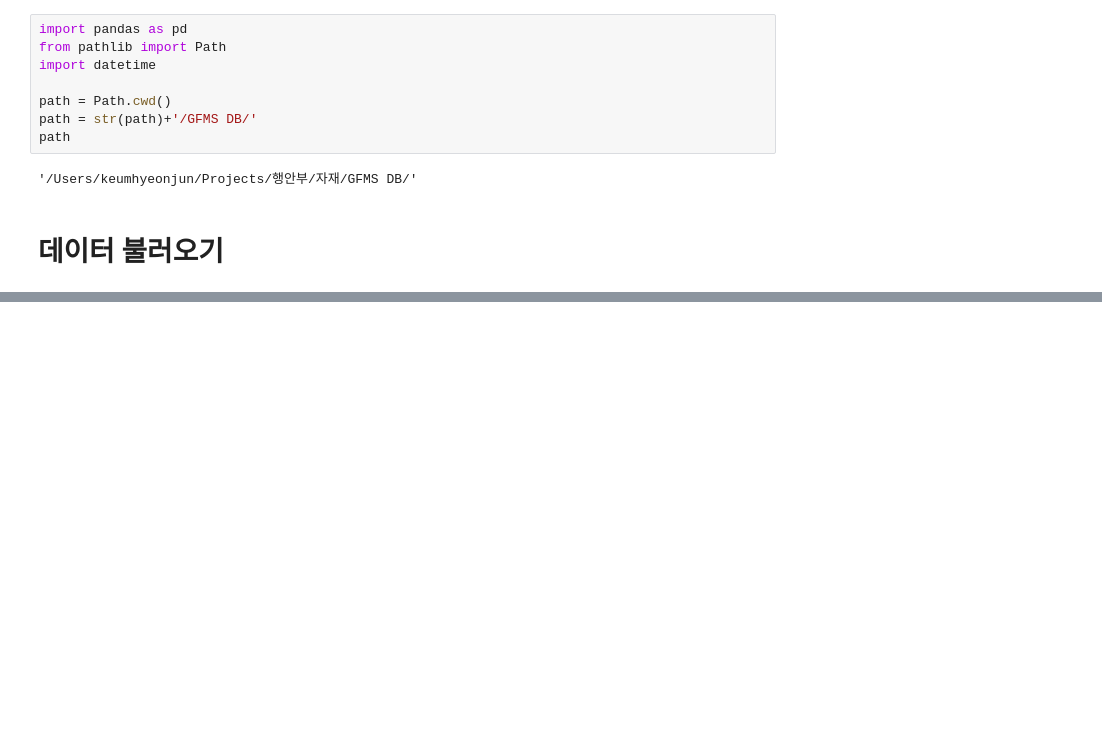
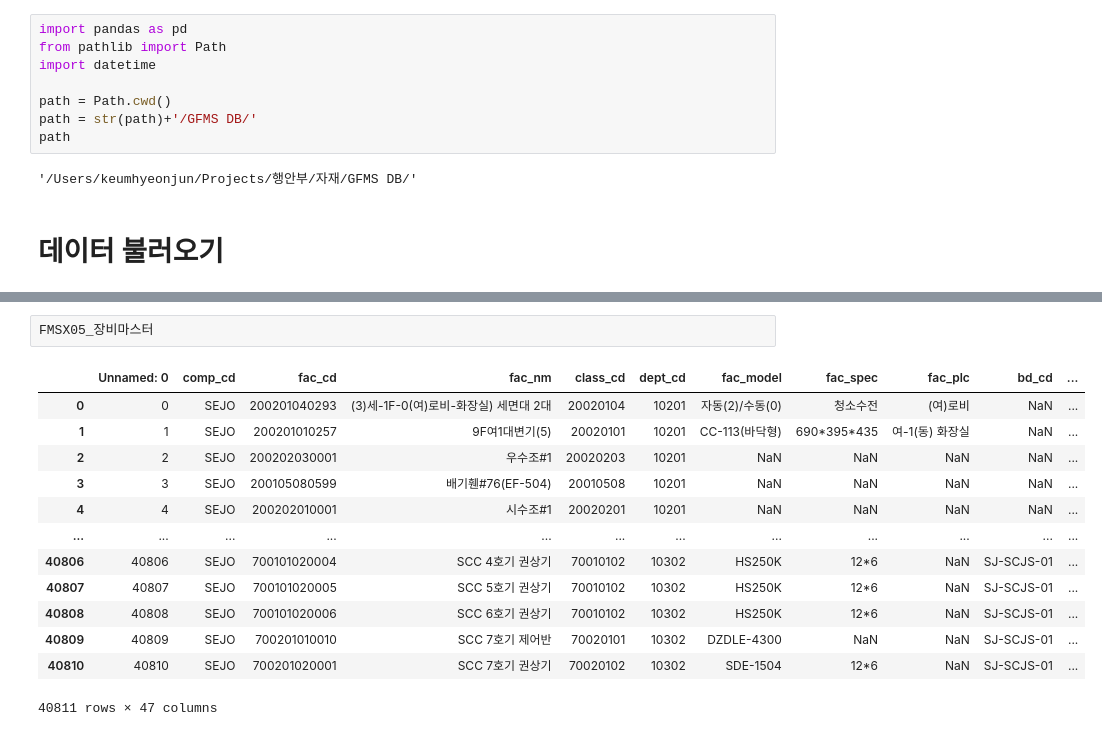
Before and after one commit to KeumHyeonJun/Governmnet_project, a Jupyter notebook: 자재/장비생애예측_final.ipynb, the cells around one changed output, grey strips where cells are left out. Saved outputs shown, nothing was run; the diff lists cells and outputs as text; blank space fills up the shorter version.

```diff
--- a/자재/장비생애예측_final.ipynb
+++ b/자재/장비생애예측_final.ipynb
@@ -91,0 +227,16 @@ final = df[['job_cd','job_nm','job_jisi_dt','job_enddt','job_shm','job_ehm','job
+# %%
+FMSX05_장비마스터
+# %% [output]
+|  | Unnamed: 0 | comp_cd | fac_cd | fac_nm | class_cd | dept_cd | fac_model | fac_spec | fac_plc | bd_cd | ... |
+| 0 | 0 | SEJO | 200201040293 | (3)세-1F-0(여)로비-화장실) 세면대 2대 | 20020104 | 10201 | 자동(2)/수동(0) | 청소수전 | (여)로비 | NaN | ... |
+| 1 | 1 | SEJO | 200201010257 | 9F여1대변기(5) | 20020101 | 10201 | CC-113(바닥형) | 690*395*435 | 여-1(동) 화장실 | NaN | ... |
+| 2 | 2 | SEJO | 200202030001 | 우수조#1 | 20020203 | 10201 | NaN | NaN | NaN | NaN | ... |
+| 3 | 3 | SEJO | 200105080599 | 배기휀#76(EF-504) | 20010508 | 10201 | NaN | NaN | NaN | NaN | ... |
+| 4 | 4 | SEJO | 200202010001 | 시수조#1 | 20020201 | 10201 | NaN | NaN | NaN | NaN | ... |
+| ... | ... | ... | ... | ... | ... | ... | ... | ... | ... | ... | ... |
+| 40806 | 40806 | SEJO | 700101020004 | SCC 4호기 권상기 | 70010102 | 10302 | HS250K | 12*6 | NaN | SJ-SCJS-01 | ... |
+| 40807 | 40807 | SEJO | 700101020005 | SCC 5호기 권상기 | 70010102 | 10302 | HS250K | 12*6 | NaN | SJ-SCJS-01 | ... |
+| 40808 | 40808 | SEJO | 700101020006 | SCC 6호기 권상기 | 70010102 | 10302 | HS250K | 12*6 | NaN | SJ-SCJS-01 | ... |
+| 40809 | 40809 | SEJO | 700201010010 | SCC 7호기 제어반 | 70020101 | 10302 | DZDLE-4300 | NaN | NaN | SJ-SCJS-01 | ... |
+| 40810 | 40810 | SEJO | 700201020001 | SCC 7호기 권상기 | 70020102 | 10302 | SDE-1504 | 12*6 | NaN | SJ-SCJS-01 | ... |
+40811 rows × 47 columns
```
Also changed, not shown: parts of 8 cells of this notebook, 1 other file.
